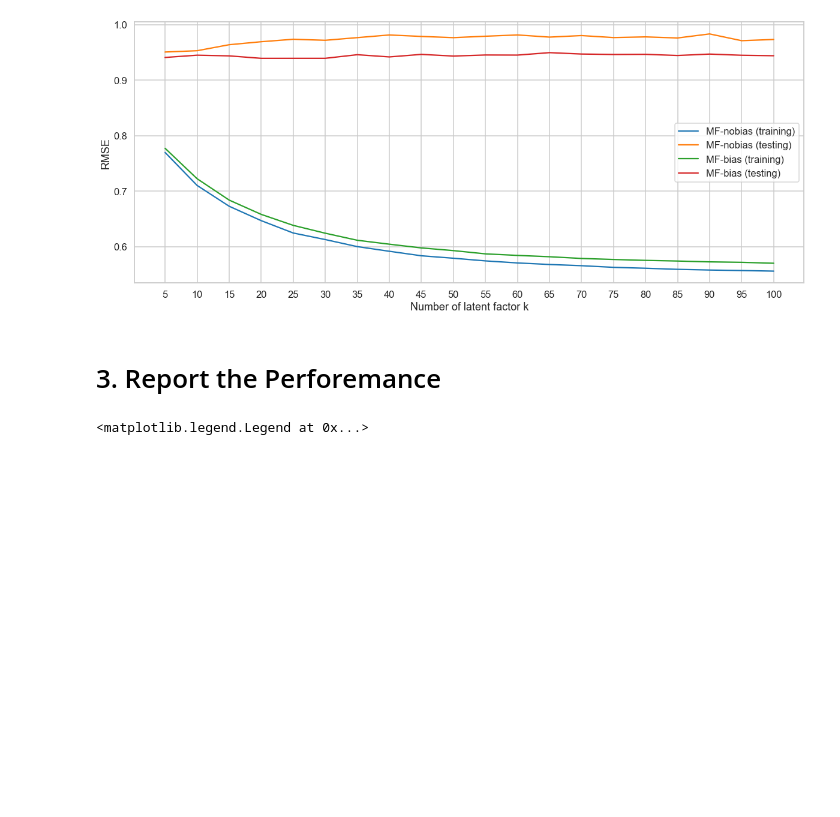
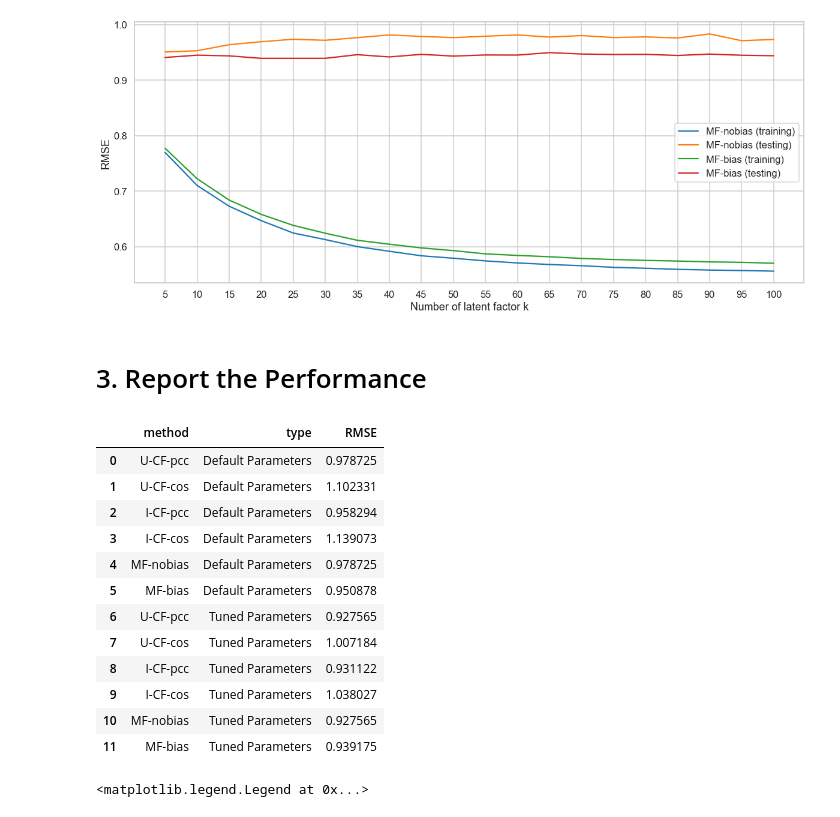
Before and after one commit to Baron1014/recommender_system, a Jupyter notebook: latent_factor.ipynb, the cells around one changed output. Drawn from its saved outputs; the diff is of its cells as text; code cells hidden in the pictures; blank space fills up the shorter version.

```diff
--- a/latent_factor.ipynb
+++ b/latent_factor.ipynb
@@ -481,11 +419,5 @@ else:
     bias_matrix = get_bias(user_matrix)
 
     # 取得user間的相似度名單
-    # 計算使用者平均評分
-    user_mean = non_zero_mean(user_matrix)
-    # # 使用個別使用者平均校正使用者對電影的評分
-    # user_adjust = np.where(user_matrix == 0, user_matrix, user_matrix-user_mean)
-    # print(f"user_matrix:\n{user_matrix} \n\nafter adjust:\n{user_adjust}")
-
     cos_dict, pcc_dict = get_sim_dict(user, user_matrix)
 # %% [output]
@@ -827,7 +772,9 @@ epoch=99, trainging=0.5650147061711426, testing=0.9844756716237384
 # %% [markdown]
 ### 2.2.2. Having Bias
 # %%
+# 存放訓練資料集的rmse結果
 MF_bias_training = list()
+# 存放測試資料集的rmse結果
 MF_bias_testing = list()
 # init setting global mean
 gu= get_u()
@@ -836,11 +783,13 @@ bu = [get_ubias(i) - gu for i in range(len(user))]
 # init setting movie mean as bias
 bi = [get_ibias(m) - gu for m in range(len(movie))]
 
+# 更新次數, init=100
 for epoch in range(epochs):
-    rmse_list = list()
+    # 存放 spuare error 結果
+    se_list = list()
     # 針對user有評分過的rating位置進行更新(User Latent Matrix)
     for j in range(len(user)):
-        # 找出使用者j對哪幾部電影評分的index
+        # 找出被使用者j評分過的電影
         movie_index = [i for i, e in enumerate(user_item[j]) if e != 0]
         for m in movie_index:
             # 對u 做偏微分進行ＳＧＤ更新
@@ -860,8 +809,9 @@ for epoch in range(epochs):
             bu[j] = tmp_bu
             bi[m] = tmp_bi
             # 計算ＳＥ
-            rmse_list.append(se(user_item[j, m], (np.dot(P[j], Q[m]) + gu + bu[j] + bi[m])))
-    MF_bias_training.append(rmse(rmse_list))
+            se_list.append(se(user_item[j, m], (np.dot(P[j], Q[m]) + gu + bu[j] + bi[m])))
+
+    MF_bias_training.append(rmse(se_list))
     # 進行驗證資料測試
     MF_bias_testing.append(test(test_data, P, Q, gu, bu, bi))
     if epoch % 9 == 0:
@@ -902,9 +852,11 @@ plot_latent(latent_iteration, "Iteration")
 # setting the number of latent factors
 LK = [ i for i in range(5, 100+1, 5)]
 
+# 存放訓練資料集的rmse結果
 _MF_bias_training = list()
+_MF_nobias_training = list()
+# 存放測試資料集的rmse結果
 _MF_bias_testing = list()
-_MF_nobias_training = list()
 _MF_nobias_testing = list()
 
 # 搜集不同Ｋ經過100次迴圈所產生的ＲＭＳＥ結果
@@ -920,7 +872,7 @@ for k in LK:
     # init movie lentent matrix(nobias)
     NQ = np.random.uniform(low=0, high=2, size=(len(movie), K))
 
-    # having bias setting
+    ## having bias setting
     # init setting global mean
     gu= get_u()
     # init setting user mean as bias
@@ -930,11 +882,12 @@ for k in LK:
 
     ######### nobias ############
     for epoch in tqdm(range(epochs), desc=f"K={K}"):
-        rmse_list = list()
-        bias_rmse_list = list()
+        # 存放 spuare error 結果
+        se_list = list()
+        bias_se_list = list()
         # 針對user有評分過的rating位置進行更新(User Latent Matrix)
         for j in range(len(user)):
-            # 找出使用者j對哪幾部電影評分的index
+            # 找出被使用者j評分過的電影
             movie_index = [i for i, e in enumerate(user_item[j]) if e != 0]
             for m in movie_index:
                 # 若user item 有值則對Q的相對欄位進行SGD更新, 將更新後user latent matrix先暫存
@@ -943,9 +896,7 @@ for k in LK:
                 NP[j] -= alpha * ((np.dot(NP[j], NQ[m]) - user_item[j,m]) * NQ[m] + l*(NP[j]))
                 # 更新 user latent matrix
                 NQ[m] = tmp
-                if epoch == 99:
-                    # 計算ＳＥ
-                    rmse_list.append(se(user_item[j, m], np.dot(NP[j], NQ[m])))
+
     ######### having bias ############
                 # 對u 做偏微分進行ＳＧＤ更新
                 tmp_gu = gu - alpha * (((np.dot(P[j], Q[m]) + gu + bu[j] + bi[m]) - user_item[j,m]) + l*(gu))
@@ -965,15 +916,16 @@ for k in LK:
                 bi[m] = tmp_bi
                 if epoch == 99:
                     # 計算ＳＥ
-                    bias_rmse_list.append(se(user_item[j, m], (np.dot(P[j], Q[m]) + gu + bu[j] + bi[m])))
+                    se_list.append(se(user_item[j, m], np.dot(NP[j], NQ[m])))
+                    bias_se_list.append(se(user_item[j, m], (np.dot(P[j], Q[m]) + gu + bu[j] + bi[m])))
 
         if epoch == 99:
-            _MF_nobias_training.append(rmse(rmse_list))
+            _MF_nobias_training.append(rmse(se_list))
             # 進行驗證資料測試
             _MF_nobias_testing.append(test(test_data, NP, NQ))
             print(f"Nobias: K={K}, trainging={_MF_nobias_training[-1]}, testing={_MF_nobias_testing[-1]}")
 
-            _MF_bias_training.append(rmse(bias_rmse_list))
+            _MF_bias_training.append(rmse(bias_se_list))
             # 進行驗證資料測試
             _MF_bias_testing.append(test(test_data, P, Q, gu, bu, bi))
             print(f"Bias: K={K}, gu={gu}, bu={np.mean(bu)}, bi={np.mean(bi)}, training={_MF_bias_training[-1]}, testing={_MF_bias_testing[-1]}")
@@ -1020,7 +972,7 @@ plot_latent(latent_k, "Number of latent factor k")
 # %% [output]
 [figure]
 # %% [markdown]
-# 3. Report the Perforemance
+# 3. Report the Performance
 # %%
 # Default Parameters
 ucf_pcc_default = ucf_tpcc[3]
@@ -1040,19 +992,35 @@ mf_nobias_tuned = min(MF_bias_testing)
 # %%
 # create data
 d = [
     ["U-CF-pcc", "Default Parameters", ucf_pcc_default],
     ["U-CF-cos", "Default Parameters", ucf_cos_default],
     ["I-CF-pcc", "Default Parameters", icf_pcc_default],
     ["I-CF-cos", "Default Parameters", icf_cos_default],
     ["MF-nobias", "Default Parameters", ucf_pcc_default],
     ["MF-bias", "Default Parameters", mf_bias_default],
 
     ["U-CF-pcc", "Tuned Parameters", ucf_pcc_tuned],
     ["U-CF-cos", "Tuned Parameters", ucf_cos_tuned],
     ["I-CF-pcc", "Tuned Parameters", icf_pcc_tuned],
     ["I-CF-cos", "Tuned Parameters", icf_cos_tuned],
     ["MF-nobias", "Tuned Parameters", ucf_pcc_tuned],
     ["MF-bias", "Tuned Parameters", mf_bias_tuned],
 ]
+# create pandas dataframe
 performance = pd.DataFrame(d, columns=["method","type","RMSE"])
+performance
+# %% [output]
+|  | method | type | RMSE |
+| 0 | U-CF-pcc | Default Parameters | 0.978725 |
+| 1 | U-CF-cos | Default Parameters | 1.102331 |
+| 2 | I-CF-pcc | Default Parameters | 0.958294 |
+| 3 | I-CF-cos | Default Parameters | 1.139073 |
+| 4 | MF-nobias | Default Parameters | 0.978725 |
+| 5 | MF-bias | Default Parameters | 0.950878 |
+| 6 | U-CF-pcc | Tuned Parameters | 0.927565 |
+| 7 | U-CF-cos | Tuned Parameters | 1.007184 |
+| 8 | I-CF-pcc | Tuned Parameters | 0.931122 |
+| 9 | I-CF-cos | Tuned Parameters | 1.038027 |
+| 10 | MF-nobias | Tuned Parameters | 0.927565 |
+| 11 | MF-bias | Tuned Parameters | 0.939175 |
 # %%
```
Also changed, not shown: parts of 26 cells of this notebook.
